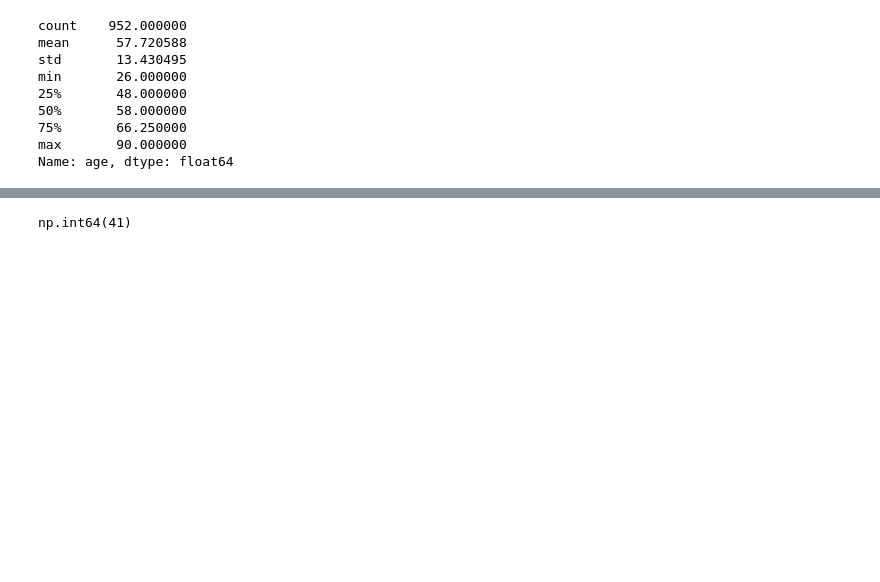
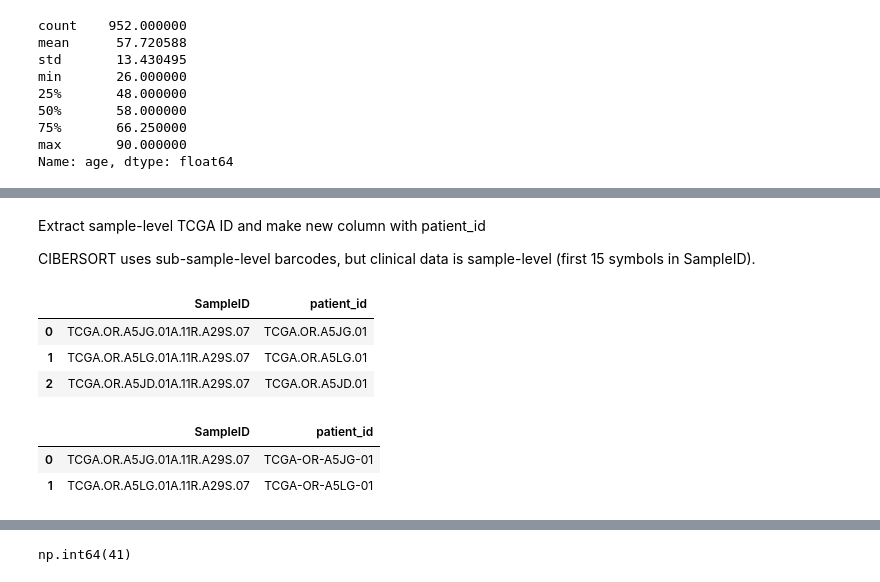
Before and after one commit to ekhlebus/tme-breast-cancer-subtype-prediction, a Jupyter notebook: tme-breast-cancer-subtype-prediction.ipynb, the cells around one changed output, grey strips where cells are left out. Cells and saved outputs as stored; diff of their text form; code cells hidden in the pictures; blank space fills up the shorter version.

```diff
--- a/tme-breast-cancer-subtype-prediction.ipynb
+++ b/tme-breast-cancer-subtype-prediction.ipynb
@@ -173,0 +148,20 @@ clinical_sub.head(2)
+# %% [markdown]
+Extract sample-level TCGA ID and make new column with patient_id
+
+CIBERSORT uses sub-sample-level barcodes, but clinical data is sample-level (first 15 symbols in SampleID).
+# %%
+cibersort["patient_id"] = cibersort.iloc[:, 0].str[:15]
+cibersort[["SampleID", "patient_id"]].head(3)
+# %% [output]
+|  | SampleID | patient_id |
+| 0 | TCGA.OR.A5JG.01A.11R.A29S.07 | TCGA.OR.A5JG.01 |
+| 1 | TCGA.OR.A5LG.01A.11R.A29S.07 | TCGA.OR.A5LG.01 |
+| 2 | TCGA.OR.A5JD.01A.11R.A29S.07 | TCGA.OR.A5JD.01 |
+# %%
+# replace "." with "-" in the patient_id column, since clinical data (below) uses "-" as separator
+cibersort["patient_id"] = cibersort["patient_id"].str.replace(".", "-", regex=False)
+cibersort[["SampleID", "patient_id"]].head(2)
+# %% [output]
+|  | SampleID | patient_id |
+| 0 | TCGA.OR.A5JG.01A.11R.A29S.07 | TCGA-OR-A5JG-01 |
+| 1 | TCGA.OR.A5LG.01A.11R.A29S.07 | TCGA-OR-A5LG-01 |
```
Also changed, not shown: parts of 68 cells of this notebook.
